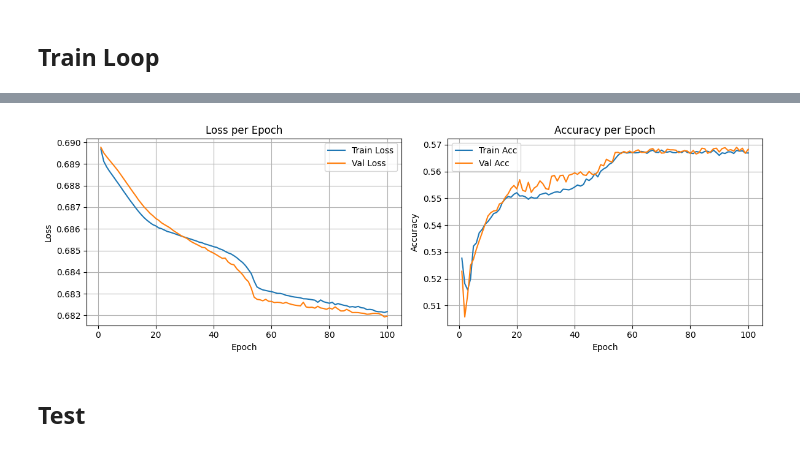
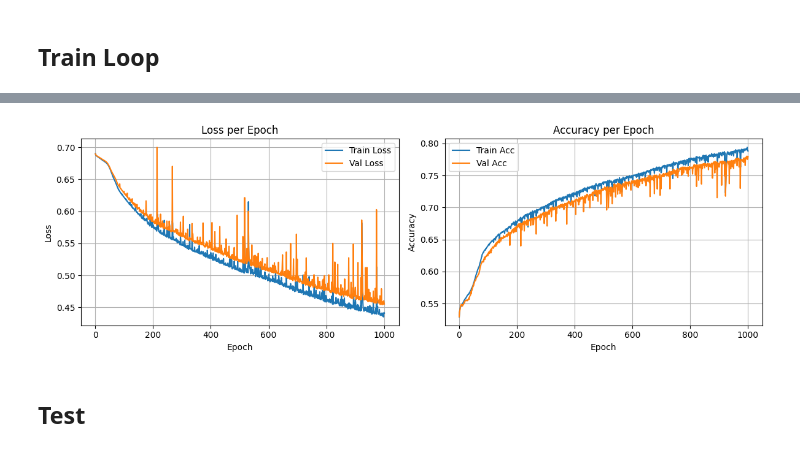
Before and after one commit to Faiisu/Gold_price_predict_LSTM, a Jupyter notebook: Gold_LSTM.ipynb, the cells around one changed output, grey strips where cells are left out. Saved outputs shown, nothing was run; the diff lists cells and outputs as text; code cells hidden in the pictures.

Commit message:
add feature, reduce learning rate, increase epochs -> got accuracy at 0.78

```diff
--- a/Gold_LSTM.ipynb
+++ b/Gold_LSTM.ipynb
@@ -156,7 +258,7 @@ from IPython.display import clear_output
 model = LSTM_Model(input_size=len(df_cl.columns), hidden_size=64, num_classes=2)
 
 lr = 1e-5
-epochs = 100
+epochs = 1000
 
 criterion = nn.CrossEntropyLoss()
 optimizer = optim.Adam(model.parameters(), lr=lr)
@@ -172,7 +274,12 @@ val_accs     = []
 # -------------------------------
 # NEW: Best Model Save
 # -------------------------------
-best_val_loss = float("inf")
+file = open("best_loss.txt", "r")
+best_val_loss = 0
+
+for i in file:
+    best_val_loss = float(i)
+
 best_epoch = 0
 save_path = "best_lstm_model.pth"
 
@@ -233,7 +340,9 @@ for epoch in range(1, epochs + 1):
             "optimizer_state_dict": optimizer.state_dict(),
             "val_loss": val_loss,
         }, save_path)
-        print(f"🔥 Saved New Best Model at Epoch {epoch} (val_loss={val_loss:.4f})")
+        print(f"Saved New Best Model at Epoch {epoch} (val_loss={val_loss:.4f})")
+        open("best_loss.txt", "w+").write(best_val_loss)
+
 
     # ---------- Plot ----------
     clear_output(wait=True)
@@ -241,7 +350,7 @@ for epoch in range(1, epochs + 1):
     print(f"Epoch [{epoch}/{epochs}]")
     print(f"Train Loss: {train_loss:.4f} | Train Acc: {train_acc:.4f}")
     print(f"Val   Loss: {val_loss:.4f} | Val   Acc: {val_acc:.4f}")
-    print(f"Best Model: Epoch {best_epoch} | Best Val Loss: {best_val_loss:.4f}")
+    print(f"Best Val Loss: {best_val_loss:.4f}")
 
     epochs_range = range(1, epoch + 1)
     plt.figure(figsize=(12, 4))
@@ -276,4 +385,4 @@ Best Model: Epoch 99 | Best Val Loss: 0.6819
-[figure, old version]
+[figure, new version]
 # %% [markdown]
 ## Test
 # %%
```
Also changed, not shown: parts of 8 cells of this notebook, 3 other files.
